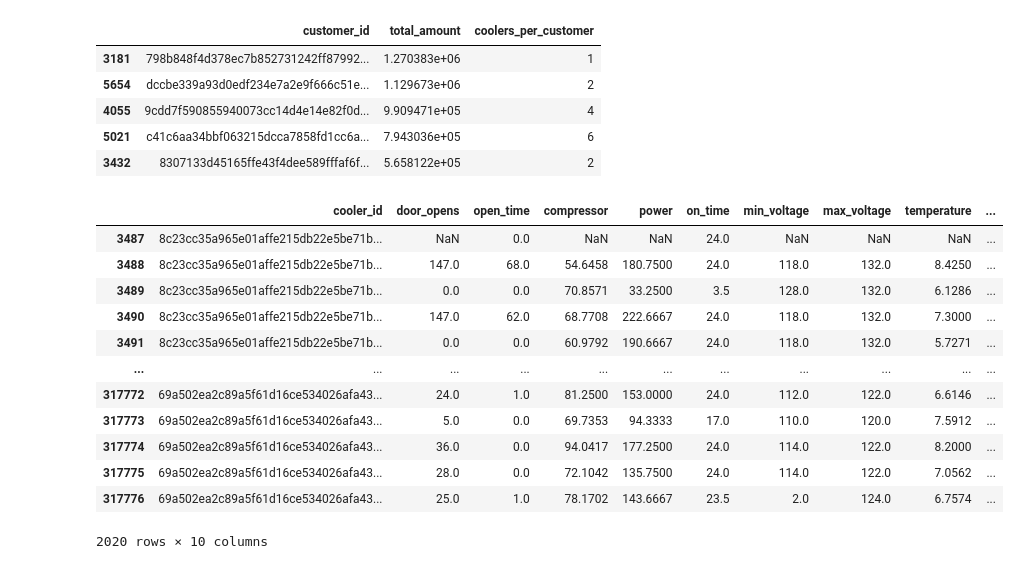
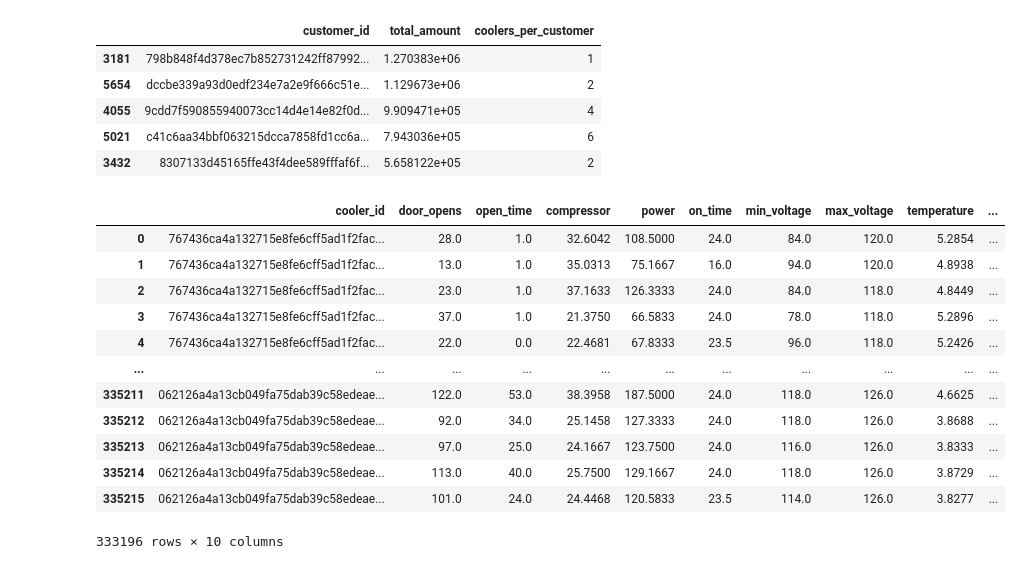
Before and after one commit to Isa2604/PowerUp, a Jupyter notebook: Dataset _ Coolers AC/Dataset _ Coolers AC/sales.ipynb, the cells around one changed output. Saved outputs shown, nothing was run; the diff lists cells and outputs as text; code cells hidden in the pictures.

Commit message:
df con coolers SIN warnings

```diff
--- a/Dataset _ Coolers AC/Dataset _ Coolers AC/sales.ipynb
+++ b/Dataset _ Coolers AC/Dataset _ Coolers AC/sales.ipynb
@@ -81,20 +81,22 @@ df_coolers_damaged = coolers_with_warning.copy()
 # %%
 df_coolers = pd.read_csv('coolers.csv')  # Contiene cooler_id y otros detalles
 df_nuevo_filtrado = df_coolers[df_coolers['cooler_id'].isin(df_coolers_damaged['cooler_id'])]
+df_filtro_sin_warnings = df_coolers[~df_coolers['cooler_id'].isin(df_coolers_damaged['cooler_id'])]
 
 # Mostrar el resultado filtrado
-df_nuevo_filtrado
+#df_nuevo_filtrado
+df_filtro_sin_warnings
 # %% [output]
 |  | cooler_id | door_opens | open_time | compressor | power | on_time | min_voltage | max_voltage | temperature | ... |
-| 3487 | 8c23cc35a965e01affe215db22e5be71b... | NaN | 0.0 | NaN | NaN | 24.0 | NaN | NaN | NaN | ... |
-| 3488 | 8c23cc35a965e01affe215db22e5be71b... | 147.0 | 68.0 | 54.6458 | 180.7500 | 24.0 | 118.0 | 132.0 | 8.4250 | ... |
-| 3489 | 8c23cc35a965e01affe215db22e5be71b... | 0.0 | 0.0 | 70.8571 | 33.2500 | 3.5 | 128.0 | 132.0 | 6.1286 | ... |
-| 3490 | 8c23cc35a965e01affe215db22e5be71b... | 147.0 | 62.0 | 68.7708 | 222.6667 | 24.0 | 118.0 | 132.0 | 7.3000 | ... |
-| 3491 | 8c23cc35a965e01affe215db22e5be71b... | 0.0 | 0.0 | 60.9792 | 190.6667 | 24.0 | 118.0 | 132.0 | 5.7271 | ... |
+| 0 | 767436ca4a132715e8fe6cff5ad1f2fac... | 28.0 | 1.0 | 32.6042 | 108.5000 | 24.0 | 84.0 | 120.0 | 5.2854 | ... |
+| 1 | 767436ca4a132715e8fe6cff5ad1f2fac... | 13.0 | 1.0 | 35.0313 | 75.1667 | 16.0 | 94.0 | 120.0 | 4.8938 | ... |
+| 2 | 767436ca4a132715e8fe6cff5ad1f2fac... | 23.0 | 1.0 | 37.1633 | 126.3333 | 24.0 | 84.0 | 118.0 | 4.8449 | ... |
+| 3 | 767436ca4a132715e8fe6cff5ad1f2fac... | 37.0 | 1.0 | 21.3750 | 66.5833 | 24.0 | 78.0 | 118.0 | 5.2896 | ... |
+| 4 | 767436ca4a132715e8fe6cff5ad1f2fac... | 22.0 | 0.0 | 22.4681 | 67.8333 | 23.5 | 96.0 | 118.0 | 5.2426 | ... |
 | ... | ... | ... | ... | ... | ... | ... | ... | ... | ... | ... |
-| 317772 | 69a502ea2c89a5f61d16ce534026afa43... | 24.0 | 1.0 | 81.2500 | 153.0000 | 24.0 | 112.0 | 122.0 | 6.6146 | ... |
-| 317773 | 69a502ea2c89a5f61d16ce534026afa43... | 5.0 | 0.0 | 69.7353 | 94.3333 | 17.0 | 110.0 | 120.0 | 7.5912 | ... |
-| 317774 | 69a502ea2c89a5f61d16ce534026afa43... | 36.0 | 0.0 | 94.0417 | 177.2500 | 24.0 | 114.0 | 122.0 | 8.2000 | ... |
-| 317775 | 69a502ea2c89a5f61d16ce534026afa43... | 28.0 | 0.0 | 72.1042 | 135.7500 | 24.0 | 114.0 | 122.0 | 7.0562 | ... |
-| 317776 | 69a502ea2c89a5f61d16ce534026afa43... | 25.0 | 1.0 | 78.1702 | 143.6667 | 23.5 | 2.0 | 124.0 | 6.7574 | ... |
+| 335211 | 062126a4a13cb049fa75dab39c58edeae... | 122.0 | 53.0 | 38.3958 | 187.5000 | 24.0 | 118.0 | 126.0 | 4.6625 | ... |
+| 335212 | 062126a4a13cb049fa75dab39c58edeae... | 92.0 | 34.0 | 25.1458 | 127.3333 | 24.0 | 118.0 | 126.0 | 3.8688 | ... |
+| 335213 | 062126a4a13cb049fa75dab39c58edeae... | 97.0 | 25.0 | 24.1667 | 123.7500 | 24.0 | 116.0 | 126.0 | 3.8333 | ... |
+| 335214 | 062126a4a13cb049fa75dab39c58edeae... | 113.0 | 40.0 | 25.7500 | 129.1667 | 24.0 | 118.0 | 126.0 | 3.8729 | ... |
+| 335215 | 062126a4a13cb049fa75dab39c58edeae... | 101.0 | 24.0 | 24.4468 | 120.5833 | 23.5 | 114.0 | 126.0 | 3.8277 | ... |
-2020 rows × 10 columns
+333196 rows × 10 columns
```
